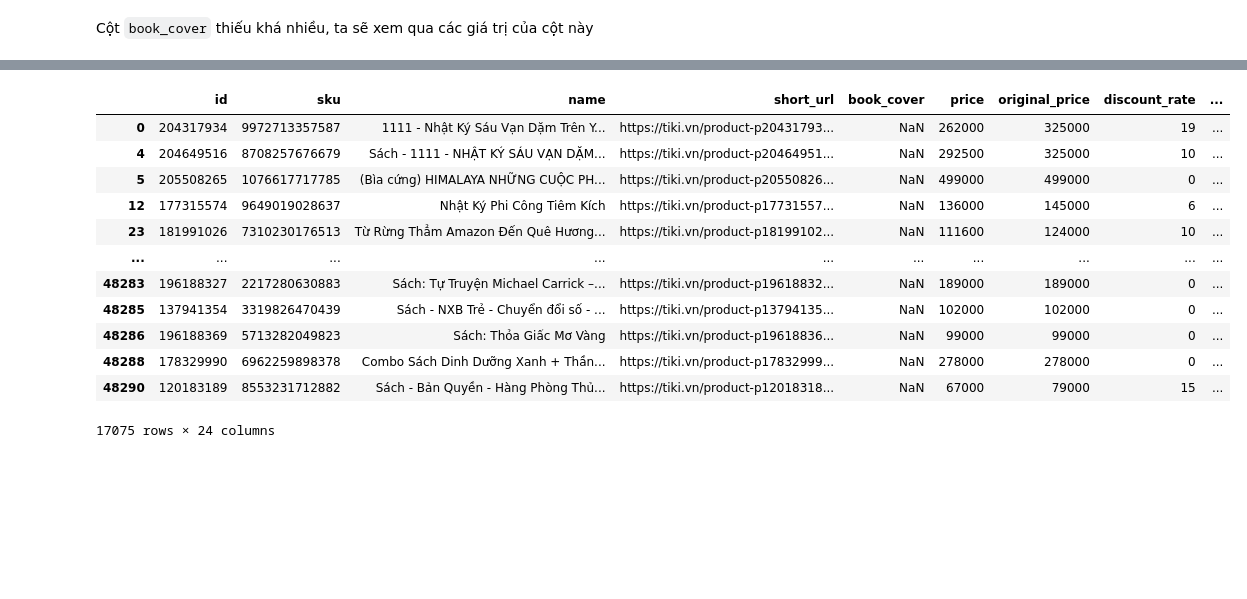
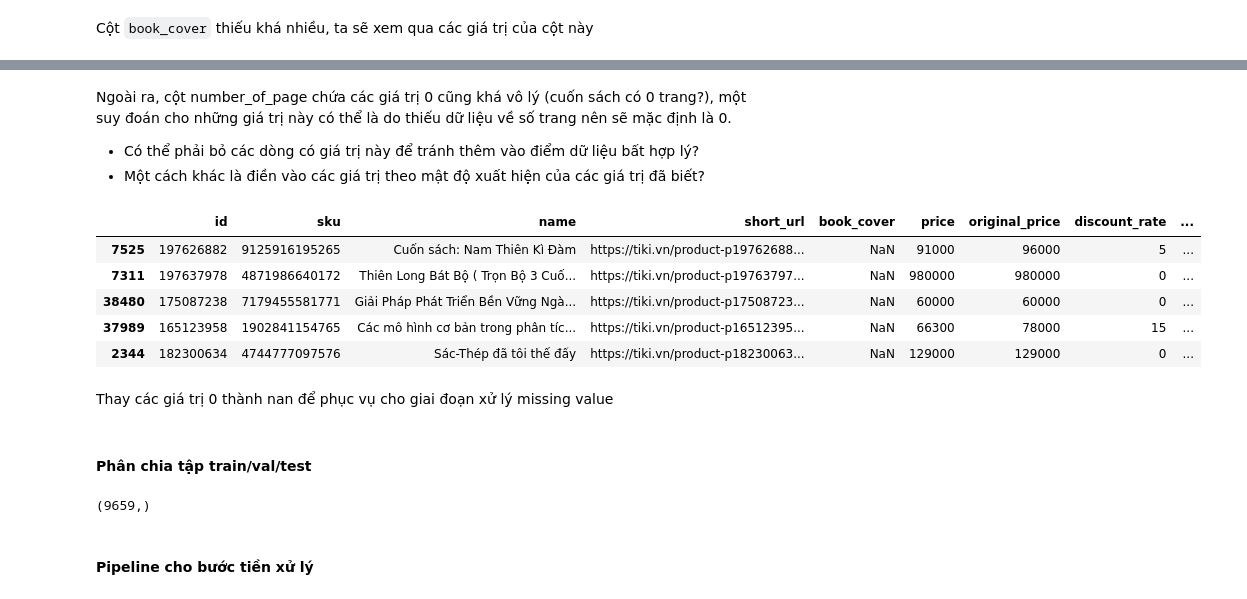
Before and after one commit to Miruku2201/NMKHDL_Final_Project, a Jupyter notebook: models.ipynb, the cells around one changed output, grey strips where cells are left out. Drawn from its saved outputs; the diff is of its cells as text; code cells hidden in the pictures; blank space fills up the shorter version.

```diff
--- a/models.ipynb
+++ b/models.ipynb
@@ -250,19 +287,18 @@ Counterpack holds 48 Mini Activity Books        1
 B-format Paperback                              1
 Hardcover                                       1
 Name: book_cover, dtype: int64
+# %% [markdown]
+Ngoài ra, cột <font color=bone>number_of_page</font> chứa các giá trị 0 cũng khá vô lý (cuốn sách có 0 trang?), một suy đoán cho những giá trị này có thể là do thiếu dữ liệu về số trang nên sẽ mặc định là 0.
+- Có thể phải bỏ các dòng có giá trị này để tránh thêm vào điểm dữ liệu bất hợp lý?
+- Một cách khác là điền vào các giá trị theo mật độ xuất hiện của các giá trị đã biết?
 # %%
-df[df['book_cover'].isna()]
+df[df['book_cover'].isna()].sample(5)
 # %% [output]
 |  | id | sku | name | short_url | book_cover | price | original_price | discount_rate | ... |
-| 0 | 204317934 | 9972713357587 | 1111 - Nhật Ký Sáu Vạn Dặm Trên Y... | https://tiki.vn/product-p20431793... | NaN | 262000 | 325000 | 19 | ... |
-| 4 | 204649516 | 8708257676679 | Sách - 1111 - NHẬT KÝ SÁU VẠN DẶM... | https://tiki.vn/product-p20464951... | NaN | 292500 | 325000 | 10 | ... |
-| 5 | 205508265 | 1076617717785 | (Bìa cứng) HIMALAYA NHỮNG CUỘC PH... | https://tiki.vn/product-p20550826... | NaN | 499000 | 499000 | 0 | ... |
-| 12 | 177315574 | 9649019028637 | Nhật Ký Phi Công Tiêm Kích | https://tiki.vn/product-p17731557... | NaN | 136000 | 145000 | 6 | ... |
-| 23 | 181991026 | 7310230176513 | Từ Rừng Thẳm Amazon Đến Quê Hương... | https://tiki.vn/product-p18199102... | NaN | 111600 | 124000 | 10 | ... |
-| ... | ... | ... | ... | ... | ... | ... | ... | ... | ... |
-| 48283 | 196188327 | 2217280630883 | Sách: Tự Truyện Michael Carrick –... | https://tiki.vn/product-p19618832... | NaN | 189000 | 189000 | 0 | ... |
-| 48285 | 137941354 | 3319826470439 | Sách - NXB Trẻ - Chuyển đổi số - ... | https://tiki.vn/product-p13794135... | NaN | 102000 | 102000 | 0 | ... |
-| 48286 | 196188369 | 5713282049823 | Sách: Thỏa Giấc Mơ Vàng | https://tiki.vn/product-p19618836... | NaN | 99000 | 99000 | 0 | ... |
-| 48288 | 178329990 | 6962259898378 | Combo Sách Dinh Dưỡng Xanh + Thần... | https://tiki.vn/product-p17832999... | NaN | 278000 | 278000 | 0 | ... |
-| 48290 | 120183189 | 8553231712882 | Sách - Bản Quyền - Hàng Phòng Thủ... | https://tiki.vn/product-p12018318... | NaN | 67000 | 79000 | 15 | ... |
+| 7525 | 197626882 | 9125916195265 | Cuốn sách: Nam Thiên Kì Đàm | https://tiki.vn/product-p19762688... | NaN | 91000 | 96000 | 5 | ... |
+| 7311 | 197637978 | 4871986640172 | Thiên Long Bát Bộ ( Trọn Bộ 3 Cuố... | https://tiki.vn/product-p19763797... | NaN | 980000 | 980000 | 0 | ... |
+| 38480 | 175087238 | 7179455581771 | Giải Pháp Phát Triển Bền Vững Ngà... | https://tiki.vn/product-p17508723... | NaN | 60000 | 60000 | 0 | ... |
+| 37989 | 165123958 | 1902841154765 | Các mô hình cơ bản trong phân tíc... | https://tiki.vn/product-p16512395... | NaN | 66300 | 78000 | 15 | ... |
+| 2344 | 182300634 | 4744777097576 | Sác-Thép đã tôi thế đấy | https://tiki.vn/product-p18230063... | NaN | 129000 | 129000 | 0 | ... |
-17075 rows × 24 columns
+# %% [markdown]
+Thay các giá trị 0 thành nan để phục vụ cho giai đoạn xử lý missing value
@@ -268,0 +309,12 @@ df[df['book_cover'].isna()]
+# %% [markdown]
+#### **Phân chia tập train/val/test**
+# %%
+x_df = df[set(df.columns) - {'discount_rate'}]
+y_df = df['discount_rate']
+
+x_train, x_test, y_train, y_test = train_test_split(x_df, y_df, test_size=0.2, random_state=5) # Tách tập test/train
+x_train, x_val, y_train, y_val = train_test_split(x_train, y_train, test_size=0.2, random_state=5) # Tách tập train/val từ tập train
+# %% [output]
+(9659,)
+# %% [markdown]
+#### **Pipeline cho bước tiền xử lý**
```
Also changed, not shown: parts of 21 cells of this notebook.
